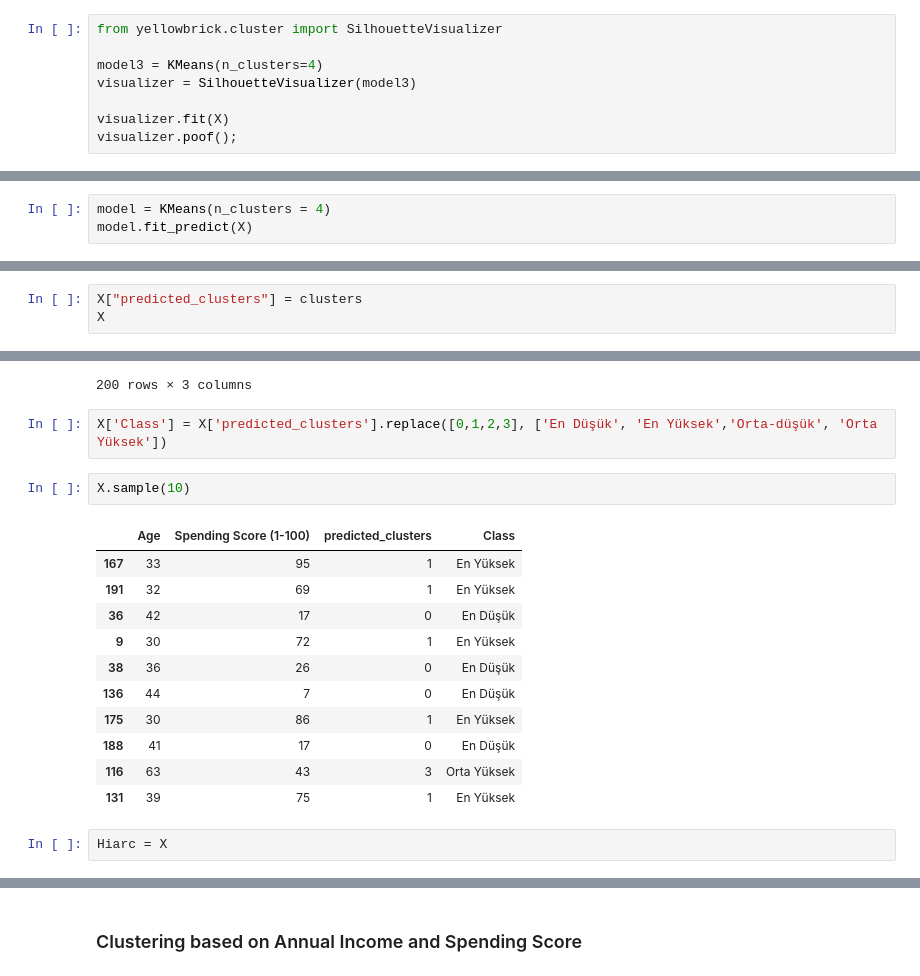
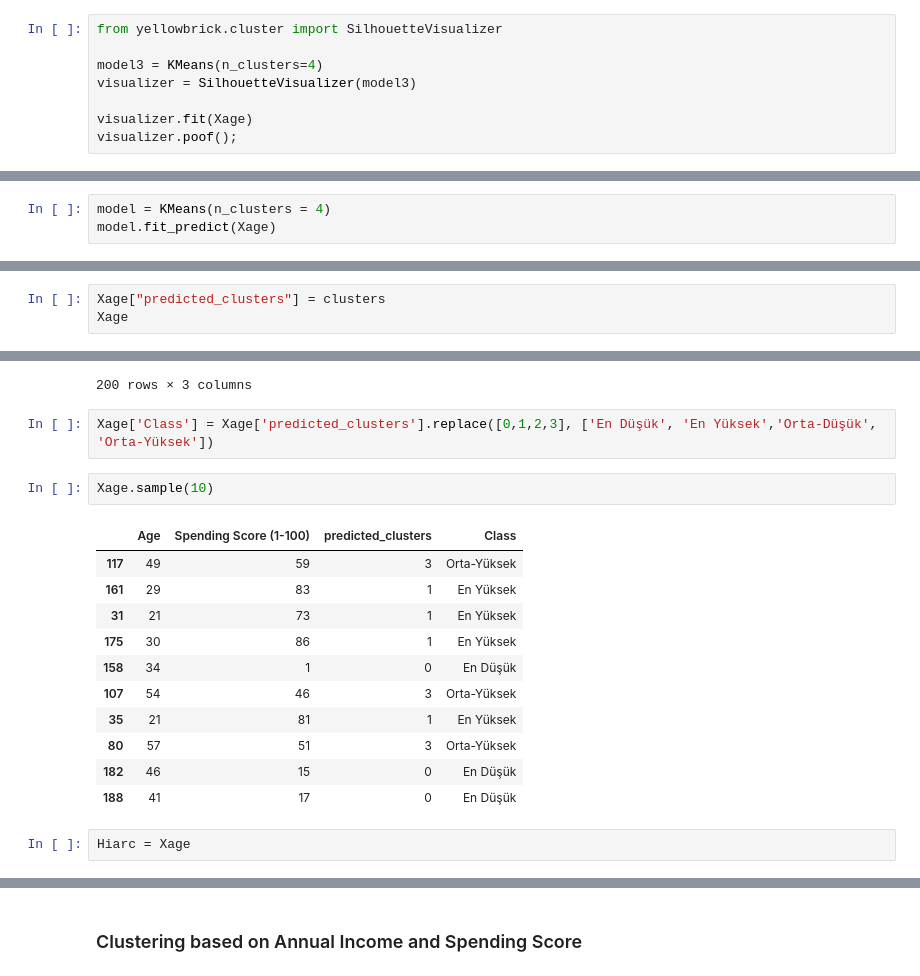
Before and after one commit to simsekibrahim/Cluestering_Analysis_Customers_Segmentation_Project, a Jupyter notebook: Cluestering_Analysis_Customers_Segmentation_Project.ipynb, the cells around one changed output, grey strips where cells are left out. Cells and saved outputs as stored; diff of their text form.

```diff
--- a/Cluestering_Analysis_Customers_Segmentation_Project.ipynb
+++ b/Cluestering_Analysis_Customers_Segmentation_Project.ipynb
@@ -537,6 +537,6 @@ from yellowbrick.cluster import SilhouetteVisualizer
 model3 = KMeans(n_clusters=4)
 visualizer = SilhouetteVisualizer(model3)
 
-visualizer.fit(X)
+visualizer.fit(Xage)
 visualizer.poof();
 # %% [output]
@@ -698,7 +698,7 @@ silhouette_score = (1-1.41)/1.41 ==> -0.29
 #### *iii. Apply K Means*
 # %%
 model = KMeans(n_clusters = 4)
-model.fit_predict(X)
+model.fit_predict(Xage)
 # %% [output]
 array([2, 1, 0, 1, 2, 1, 0, 1, 0, 1, 0, 1, 0, 1, 0, 1, 2, 2, 0, 1, 2, 1,
        0, 1, 0, 1, 0, 2, 0, 1, 0, 1, 0, 1, 0, 1, 0, 1, 0, 1, 3, 1, 3, 2,
@@ -736,6 +736,6 @@ X.sample(15)
 # %%
-X["predicted_clusters"] = clusters
-X
+Xage["predicted_clusters"] = clusters
+Xage
 # %% [output]
 |  | Age | Spending Score (1-100) | predicted_clusters |
 | 0 | 19 | 39 | 2 |
@@ -751,23 +751,23 @@ X
 | 199 | 30 | 83 | 1 |
 200 rows × 3 columns
 # %%
-X['Class'] = X['predicted_clusters'].replace([0,1,2,3], ['En Düşük', 'En Yüksek','Orta-düşük', 'Orta Yüksek'])
+Xage['Class'] = Xage['predicted_clusters'].replace([0,1,2,3], ['En Düşük', 'En Yüksek','Orta-Düşük', 'Orta-Yüksek'])
 # %%
-X.sample(10)
+Xage.sample(10)
 # %% [output]
 |  | Age | Spending Score (1-100) | predicted_clusters | Class |
-| 167 | 33 | 95 | 1 | En Yüksek |
-| 191 | 32 | 69 | 1 | En Yüksek |
-| 36 | 42 | 17 | 0 | En Düşük |
-| 9 | 30 | 72 | 1 | En Yüksek |
-| 38 | 36 | 26 | 0 | En Düşük |
-| 136 | 44 | 7 | 0 | En Düşük |
+| 117 | 49 | 59 | 3 | Orta-Yüksek |
+| 161 | 29 | 83 | 1 | En Yüksek |
+| 31 | 21 | 73 | 1 | En Yüksek |
 | 175 | 30 | 86 | 1 | En Yüksek |
+| 158 | 34 | 1 | 0 | En Düşük |
+| 107 | 54 | 46 | 3 | Orta-Yüksek |
+| 35 | 21 | 81 | 1 | En Yüksek |
+| 80 | 57 | 51 | 3 | Orta-Yüksek |
+| 182 | 46 | 15 | 0 | En Düşük |
 | 188 | 41 | 17 | 0 | En Düşük |
-| 116 | 63 | 43 | 3 | Orta Yüksek |
-| 131 | 39 | 75 | 1 | En Yüksek |
 # %%
-Hiarc = X
+Hiarc = Xage
 # %%
 Hiarc
 # %% [output]
```
Also changed, not shown: parts of 85 cells of this notebook.
